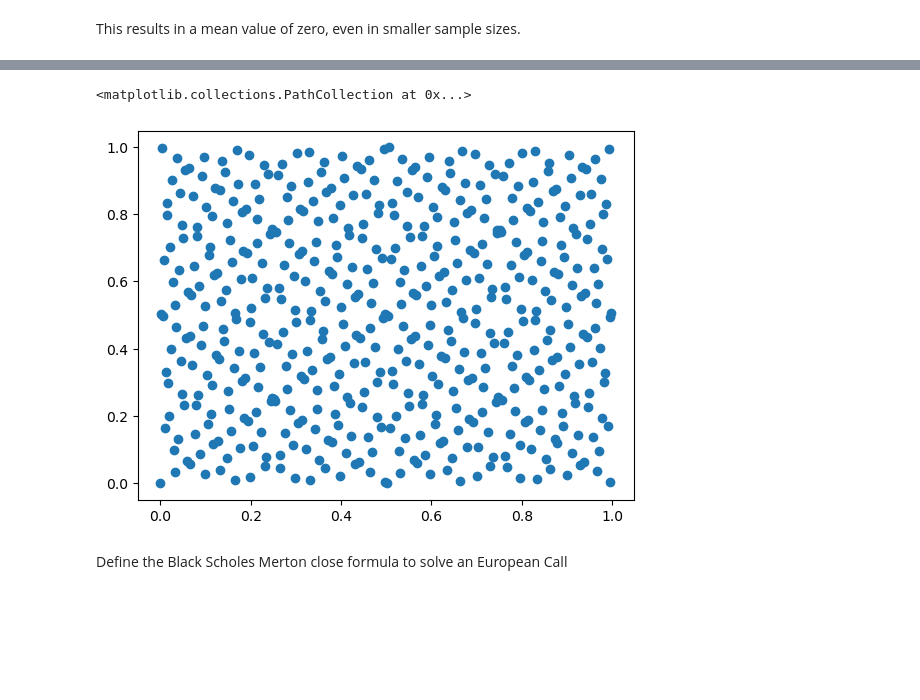
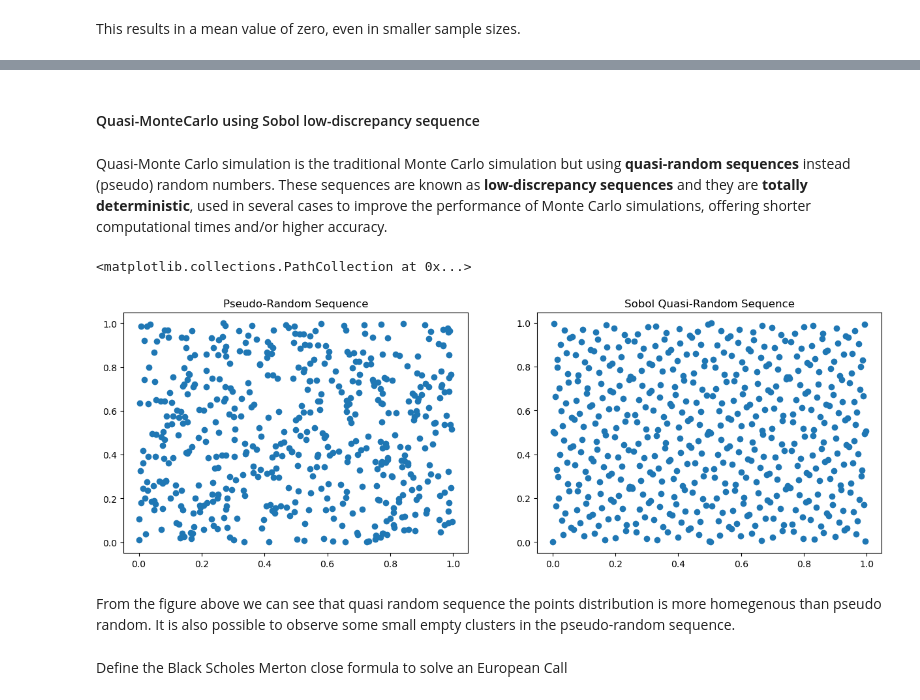
Before and after one commit to fbristotti/cqf, a Jupyter notebook: final/final.ipynb, the cells around one changed output, grey strips where cells are left out. Drawn from its saved outputs; the diff is of its cells as text; code cells hidden in the pictures; blank space fills up the shorter version.

```diff
--- a/final/final.ipynb
+++ b/final/final.ipynb
@@ -137,10 +238,21 @@ plt.scatter(x=np.random.rand(2**9), y=np.random.rand(2**9))
+# %% [markdown]
+#### Quasi-MonteCarlo using Sobol low-discrepancy sequence
+# %% [markdown]
+Quasi-Monte Carlo simulation is the traditional Monte Carlo simulation but using **quasi-random sequences** instead (pseudo) random numbers. These sequences are known as **low-discrepancy sequences** and they are **totally deterministic**, used in several cases to improve the performance of Monte Carlo simulations, offering shorter computational times and/or higher accuracy.
 # %%
+fig, (ax1, ax2) = plt.subplots(1, 2)
+fig.set_figwidth(15)
+ax1.set_title('Pseudo-Random Sequence')
+ax1.scatter(x=np.random.rand(2**9), y=np.random.rand(2**9))
 sampler = qmc.Sobol(d=2, scramble=False)
 sample_sequence = sampler.random_base2(m=9)
-plt.scatter(x=sample_sequence[:,0], y=sample_sequence[:,1])
+ax2.set_title('Sobol Quasi-Random Sequence')
+ax2.scatter(x=sample_sequence[:,0], y=sample_sequence[:,1])
 # %% [output]
 <matplotlib.collections.PathCollection at 0x...>
-[figure, old version]
+[figure, new version]
+# %% [markdown]
+From the figure above we can see that quasi random sequence the points distribution is more homegenous than pseudo random. It is also possible to observe some small empty clusters in the pseudo-random sequence.
 # %% [markdown]
 Define the Black Scholes Merton close formula to solve an European Call
 # %%
```
Also changed, not shown: parts of 33 cells of this notebook.
